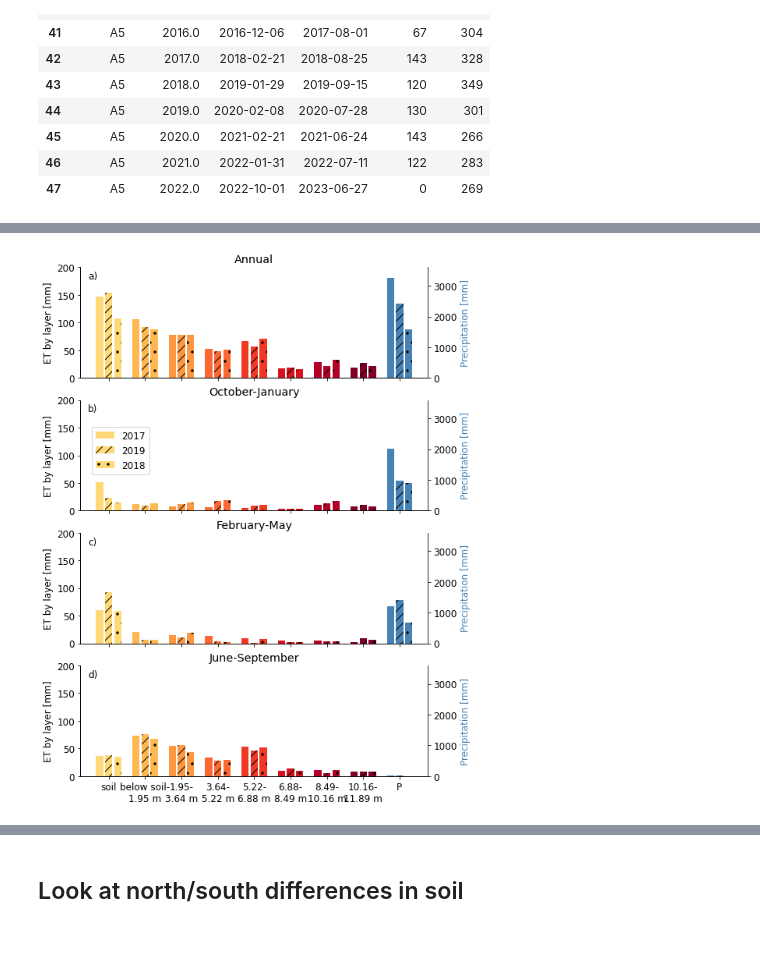
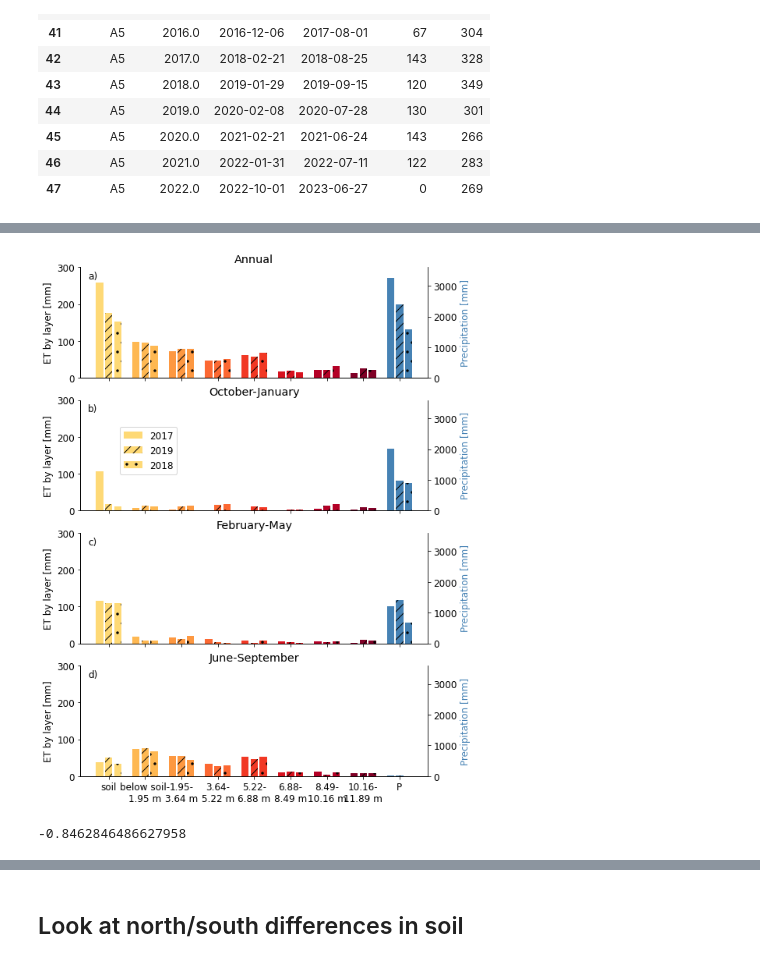
Before and after one commit to lapidesd/ET_layers, a Jupyter notebook: Code/separate_fluxes-final.ipynb, the cells around one changed output, grey strips where cells are left out. Drawn from its saved outputs; the diff is of its cells as text; code cells hidden in the pictures.

```diff
--- a/Code/separate_fluxes-final.ipynb
+++ b/Code/separate_fluxes-final.ipynb
@@ -152,7 +152,7 @@ Index(['RivLevel31_Soil_Moisture_L3S1_0.33',
        'RivLevel31_Volumetric_Water_Content_L3S3_0.30'],
       dtype='object')
 # %%
-soilStore = 70
+soilStore = 95
 # %%
 # lists of ports and associated depths
 
@@ -564,7 +580,7 @@ def make_plots(DeltaStorage):
     fig,axs = plt.subplots(3,figsize = (12,17),sharey=True)
     axts = []
 
-    for i,yr in enumerate(DeltaStorage.wy.unique()[1:-1]):
+    for i,yr in enumerate(DeltaStorage.wy.unique()[:-1]):
         ax = axs[i]
         axt = ax.twinx()
         axts.append(axt)
@@ -579,9 +595,14 @@ def make_plots(DeltaStorage):
             else:
                 lownum = port_depths[j-2]
                 portdepth = port_depths[j-1]
+            label = str(round(lownum,2))+'-'+str(round(portdepth,2)) + ' m'
+            if j==0:
+                label = 'soil'
+            elif j==1:
+                label = 'below soil - 1.95 m'
             ax.plot(yrdata.index,
                          yrdata['ET'+str(j)],marker='.',
-                                       lw=2,label = str(round(lownum,2))+'-'+str(round(portdepth,2)) + ' m',
+                                       lw=2,label = label,
                                       c=plotcolors[j])
         axt.plot(yrdata.index,yrdata.Jadjust.cumsum(),marker='.',lw=2,c='steelblue')
         axt.set_ylim(0,3200)
@@ -590,9 +611,9 @@ def make_plots(DeltaStorage):
         ax.set_xlim(pd.to_datetime('10-1-'+str(yr-1)),
                     pd.to_datetime('5-1-'+str(yr)))
         ax.set_ylabel('ET [mm/week]')
-        ax.set_ylim(0,10)
+        ax.set_ylim(0,20)
         if i==0:
-            ax.legend()
+            ax.legend(loc = 'upper left')
 
     plt.savefig('allETdates_numports_'+str(num_ports)+'.png',format='png',dpi=300)
 
@@ -656,7 +677,7 @@ def make_plots(DeltaStorage):
                     pd.to_datetime('12-1-'+str(yr)))
         ax.set_ylabel('2017 2-week ET [mm]')
         if i==0:
-            ax.legend(loc = 'upper left',ncol=2)#,bbox_to_anchor = (2,1.85)
+            ax.legend(loc = 'upper left',ncol=2,bbox_to_anchor = (1.1,1.))
         ax.xaxis.set_major_formatter(mdates.ConciseDateFormatter(ax.xaxis.get_major_locator()))
 
     ax = axs[2]
@@ -920,7 +941,7 @@ etvals = []
 etsummervals = []
 dvals = []
 perrs = []
-testrange = range(200,525,25)
+testrange = range(200,625,25)
 for rdstore in testrange:
     print('rz storage: ',rdstore)
     num_ports = 7
@@ -1209,7 +1243,7 @@ DeltaStorage['season'] = np.where(DeltaStorage.month.isin([6,7,8,9]),
 # compare ET magnitudes at different depths annually and seasonally
 # for three water years with different precipitation
 matplotlib.rcParams.update({'font.size': 12})
-yrsums = DeltaStorage.groupby('wy').sum().iloc[1:-1][['Jadjust']+['ET'+str(i) for i in range(portuse,-1,-1)]]
+yrsums = DeltaStorage.groupby('wy').sum().iloc[:-1][['Jadjust']+['ET'+str(i) for i in range(portuse,-1,-1)]]
 seasonsums = DeltaStorage.groupby(['wy','season']).sum()[['Jadjust']+['ET'+str(i) for i in range(portuse,-1,-1)]]
 
 fig,axs = plt.subplots(4,figsize = (8,12),sharex=True,sharey=True)
@@ -1254,36 +1288,42 @@ for k,season in enumerate(['winter','spring','summer']):
             else:
                 lab = None
             ax.bar(i-.25+j/4,seasonsums['ET'+str(i)].loc[yr,season],
                   facecolor = colors[i],width = .2,hatch=hatches[j],label=lab)
         axt.bar(i+1-.25+j/4,seasonsums.Jadjust.loc[yr,season],
            width = .2,facecolor = 'steelblue',hatch=hatches[j],label=lab)
     if k==0:
-        ax.legend(loc='upper left',bbox_to_anchor = (0.02,.8))
+        ax.legend(loc='upper left',bbox_to_anchor = (0.1,.8))
     ax.set_ylabel('ET by layer [mm]')
-    ax.set_ylim(0,200)
+    ax.set_ylim(0,300)
     ax.set_title(months[k])
     axt.set_ylim(0,3600)
     axt.spines[['top',]].set_visible(False)
     axt.set_ylabel('Precipitation [mm]',c='steelblue')
 
 for ax in axs:
     ax.spines[['top','right']].set_visible(False)
 
 labels = ['a)','b)','c)','d)','e)','f)','g)','h)','i)',
          'j)','k)','l)','m)','n)','o)','p)','q)','r)',
           's)','t)','u)','v)']
 for i,ax in enumerate(axs.flatten()):
     for side in ['top','right']:
         ax.spines[side].set_visible(False)
 
     # label physical distance in and down:
     trans = mtransforms.ScaledTranslation(10/72, -5/72, fig.dpi_scale_trans)
     ax.text(0, 1., labels[i], transform=ax.transAxes + trans,
              verticalalignment='top', )
 
 plt.savefig('et_p_seasons.png',format='png',dpi=300,bbox_inches='tight')
 # %% [output]
-[figure, old version]
+[figure, new version]
+# %%
+wysum = DeltaStorage[DeltaStorage.index.month.isin([6,7,8,9])].groupby('wy').sum().iloc[1:-1]
+# 1-(wysum.ET0/wysum.ET_total)
+(wysum.ET0/wysum.ET_total).mean()-1
+# %% [output]
+-0.8462846486627958
 # %%
 # plot timing of mean annual ET patterns
 # and how maximum depth affects this
```
Also changed, not shown: parts of 31 cells of this notebook.
